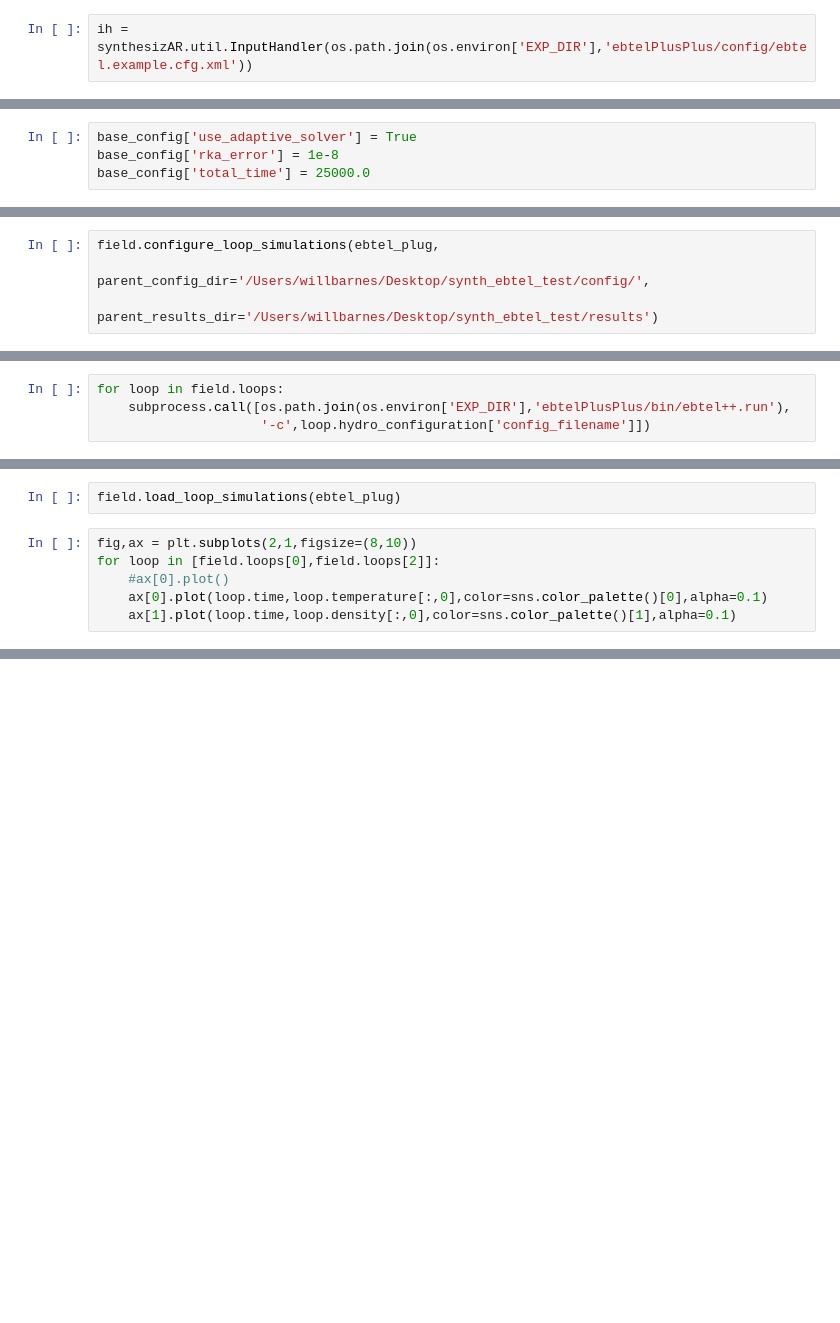
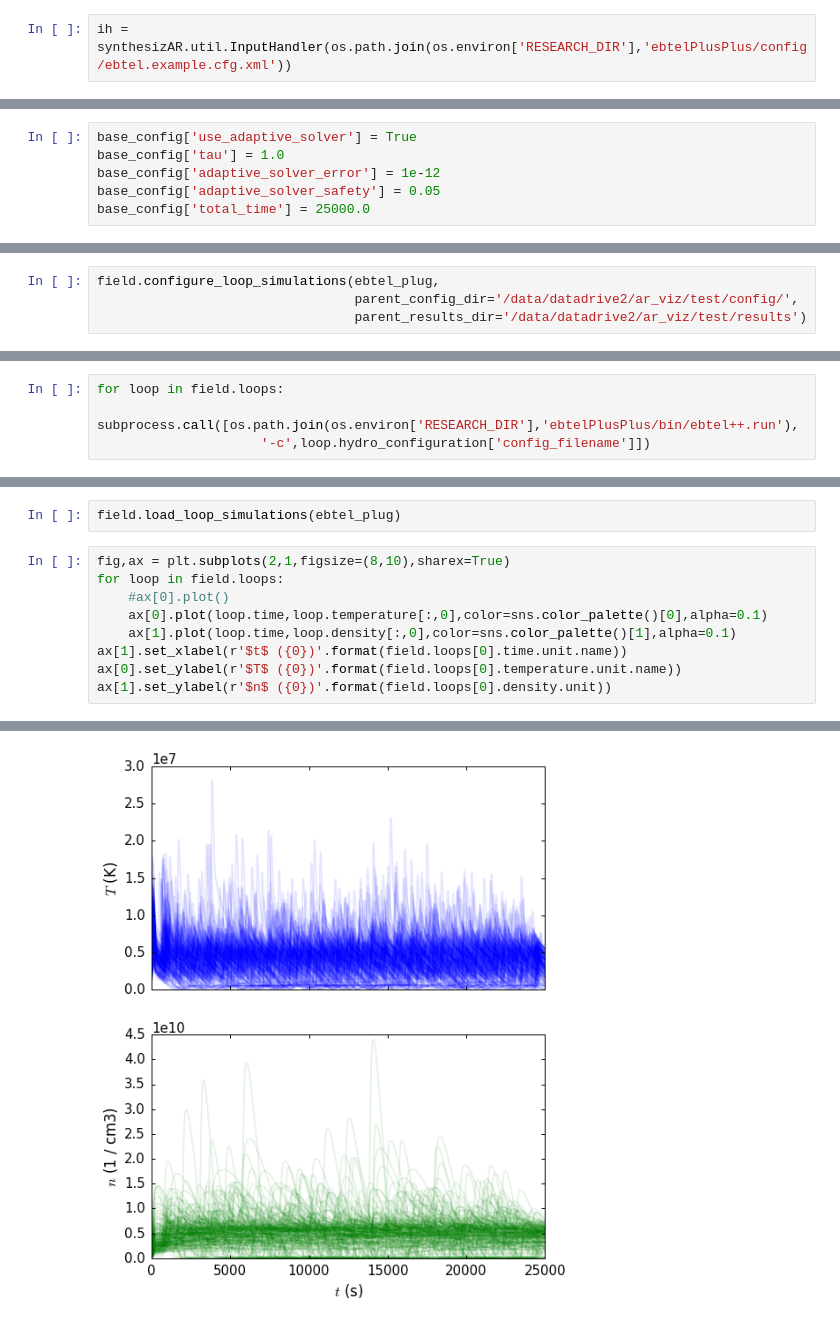
Before and after one commit to wtbarnes/synthesizAR, a Jupyter notebook: examples/ebtel_hydro_sims_example.ipynb, the cells around one changed output, grey strips where cells are left out. Saved outputs shown, nothing was run; the diff lists cells and outputs as text; blank space fills up the shorter version.

```diff
--- a/examples/ebtel_hydro_sims_example.ipynb
+++ b/examples/ebtel_hydro_sims_example.ipynb
@@ -87,12 +111,14 @@ pl_scaled_model = PowerLawScaledWaitingTimes(heating_options)
 # %% [markdown]
 Now, load in a base dictionary (from the included example ebtel++ config file) for setting up all of the EBTEL parameters. When configuring the AR loops, we'll only need to alter a few parameters.
 # %%
-ih = synthesizAR.util.InputHandler(os.path.join(os.environ['EXP_DIR'],'ebtelPlusPlus/config/ebtel.example.cfg.xml'))
+ih = synthesizAR.util.InputHandler(os.path.join(os.environ['RESEARCH_DIR'],'ebtelPlusPlus/config/ebtel.example.cfg.xml'))
 # %%
 base_config = ih.lookup_vars()
 # %%
 base_config['use_adaptive_solver'] = True
-base_config['rka_error'] = 1e-8
+base_config['tau'] = 1.0
+base_config['adaptive_solver_error'] = 1e-12
+base_config['adaptive_solver_safety'] = 0.05
 base_config['total_time'] = 25000.0
 # %% [markdown]
 Next, instantiate the EBTEL interface for loading and configuring EBTEL input and output from and to the field object.
@@ -102,5 +128,5 @@ ebtel_plug = EbtelInterface(base_config,pl_scaled_model)
 Finally, hand the EBTEL interface to the field and create the configuration files.
 # %%
 field.configure_loop_simulations(ebtel_plug,
-                                 parent_config_dir='/Users/willbarnes/Desktop/synth_ebtel_test/config/',
-                                 parent_results_dir='/Users/willbarnes/Desktop/synth_ebtel_test/results')
+                                 parent_config_dir='/data/datadrive2/ar_viz/test/config/',
+                                 parent_results_dir='/data/datadrive2/ar_viz/test/results')
@@ -108,15 +138,19 @@ field.configure_loop_simulations(ebtel_plug,
 And run the simulations,
 # %%
 for loop in field.loops:
-    subprocess.call([os.path.join(os.environ['EXP_DIR'],'ebtelPlusPlus/bin/ebtel++.run'),
+    subprocess.call([os.path.join(os.environ['RESEARCH_DIR'],'ebtelPlusPlus/bin/ebtel++.run'),
                      '-c',loop.hydro_configuration['config_filename']])
 # %% [markdown]
 And load the temperature and density profiles back into the loop.
 # %%
 field.load_loop_simulations(ebtel_plug)
 # %%
-fig,ax = plt.subplots(2,1,figsize=(8,10))
-for loop in [field.loops[0],field.loops[2]]:
+fig,ax = plt.subplots(2,1,figsize=(8,10),sharex=True)
+for loop in field.loops:
     #ax[0].plot()
     ax[0].plot(loop.time,loop.temperature[:,0],color=sns.color_palette()[0],alpha=0.1)
     ax[1].plot(loop.time,loop.density[:,0],color=sns.color_palette()[1],alpha=0.1)
+ax[1].set_xlabel(r'$t$ ({0})'.format(field.loops[0].time.unit.name))
+ax[0].set_ylabel(r'$T$ ({0})'.format(field.loops[0].temperature.unit.name))
+ax[1].set_ylabel(r'$n$ ({0})'.format(field.loops[0].density.unit))
+# %% [output]
@@ -122,0 +158 @@ for loop in [field.loops[0],field.loops[2]]:
+[figure, added]
```
Also changed, not shown: parts of 9 cells of this notebook.
